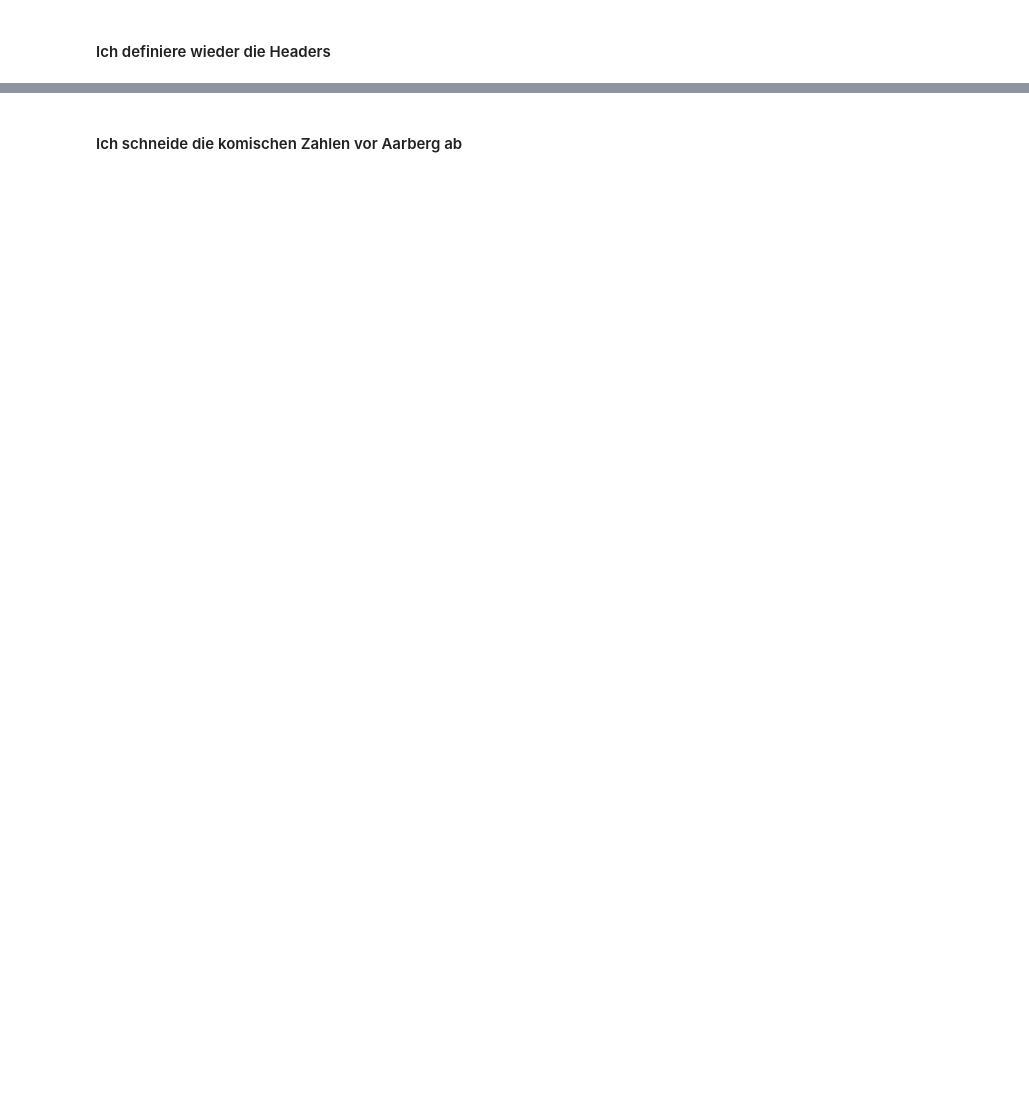
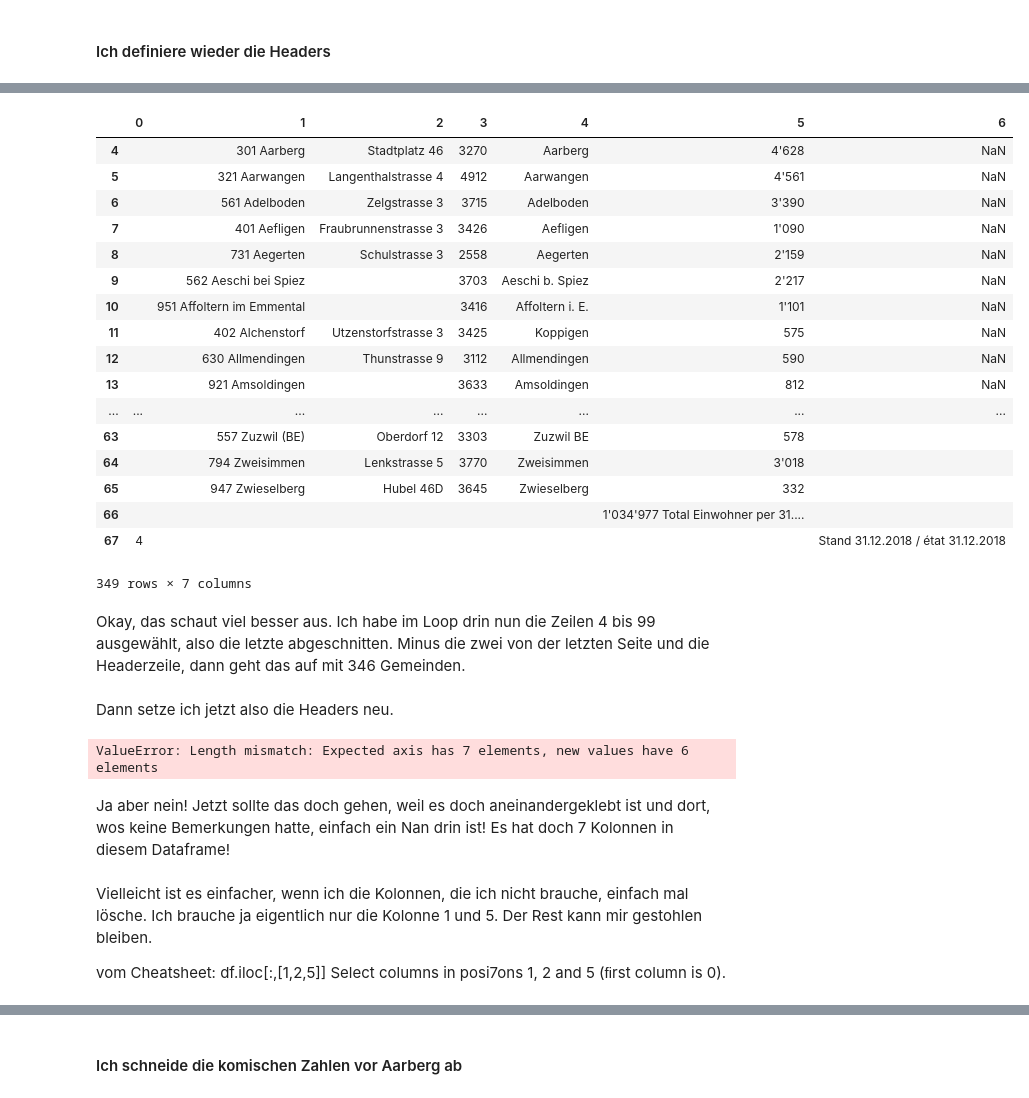
Before and after one commit to sandrarutschi/cas-ddj, a Jupyter notebook: Meine Projekte/Verkehrsprojekt/Verkehrsunfälle in Gemeinden.ipynb, the cells around one changed output, grey strips where cells are left out. Saved outputs shown, nothing was run; the diff lists cells and outputs as text; code cells hidden in the pictures; blank space fills up the shorter version.

```diff
--- a/Meine Projekte/Verkehrsprojekt/Verkehrsunfälle in Gemeinden.ipynb
+++ b/Meine Projekte/Verkehrsprojekt/Verkehrsunfälle in Gemeinden.ipynb
@@ -433,0 +646,49 @@ test  #das Problem: Banaby hat nur die erste Seite genommen. Weil ers im Anschlu
+# %%
+ffeinwohnerzahlen = pd.DataFrame() #=meine leere df
+
+
+#Und nun durch alles iterieren
+#https://pandas.pydata.org/pandas-docs/stable/user_guide/merging.html
+for seite in range(0,4):
+    temporaer = einwohnerzahlen[seite].df #hier sagen wir, immer vorwärts gehen zur nächsten seite
+    temporaer = temporaer[4:99] #hier sagen wir: aber im fall erst ab der 4. reihe
+    frameseinwohnerzahlen = [ffeinwohnerzahlen, temporaer]  #so kleben wir eine tabelle an die andere an. ff ist ein neues frame, temp ist unsere einzelne tabelle oben
+    ffeinwohnerzahlen = pd.concat(frameseinwohnerzahlen)   #mit concat kommts dann in die richtige formffeinwohnerzahlen = pd.DataFrame() #=meine leere df
+# %%
+ffeinwohnerzahlen
+# %% [output]
+|  | 0 | 1 | 2 | 3 | 4 | 5 | 6 |
+| 4 |  | 301 Aarberg | Stadtplatz 46 | 3270 | Aarberg | 4'628 | NaN |
+| 5 |  | 321 Aarwangen | Langenthalstrasse 4 | 4912 | Aarwangen | 4'561 | NaN |
+| 6 |  | 561 Adelboden | Zelgstrasse 3 | 3715 | Adelboden | 3'390 | NaN |
+| 7 |  | 401 Aefligen | Fraubrunnenstrasse 3 | 3426 | Aefligen | 1'090 | NaN |
+| 8 |  | 731 Aegerten | Schulstrasse 3 | 2558 | Aegerten | 2'159 | NaN |
+| 9 |  | 562 Aeschi bei Spiez |  | 3703 | Aeschi b. Spiez | 2'217 | NaN |
+| 10 |  | 951 Affoltern im Emmental |  | 3416 | Affoltern i. E. | 1'101 | NaN |
+| 11 |  | 402 Alchenstorf | Utzenstorfstrasse 3 | 3425 | Koppigen | 575 | NaN |
+| 12 |  | 630 Allmendingen | Thunstrasse 9 | 3112 | Allmendingen | 590 | NaN |
+| 13 |  | 921 Amsoldingen |  | 3633 | Amsoldingen | 812 | NaN |
+| ... | ... | ... | ... | ... | ... | ... | ... |
+| 63 |  | 557 Zuzwil (BE) | Oberdorf 12 | 3303 | Zuzwil BE | 578 |  |
+| 64 |  | 794 Zweisimmen | Lenkstrasse 5 | 3770 | Zweisimmen | 3'018 |  |
+| 65 |  | 947 Zwieselberg | Hubel 46D | 3645 | Zwieselberg | 332 |  |
+| 66 |  |  |  |  |  | 1'034'977 Total Einwohner per 31.... |  |
+| 67 | 4 |  |  |  |  |  | Stand 31.12.2018 / état 31.12.2018 |
+349 rows × 7 columns
+# %% [markdown]
+Okay, das schaut viel besser aus. Ich habe im Loop drin nun die Zeilen 4 bis 99 ausgewählt, also die letzte abgeschnitten. Minus die zwei von der letzten Seite und die Headerzeile, dann geht das auf mit 346 Gemeinden.
+# %% [markdown]
+Dann setze ich jetzt also die Headers neu.
+# %%
+headersffeinwohnerzahlen = ['Irgendwas','Gemeinde', 'Adresse', 'PLZ', 'Sitz','Einwohnerzahl','Bemerkungen']
+ffeinwohnerzahlen.columns = headerseinwohnerzahlen
+# %% [output]
+ValueError: Length mismatch: Expected axis has 7 elements, new values have 6 elements
+# %% [markdown]
+Ja aber nein! Jetzt sollte das doch gehen, weil es doch aneinandergeklebt ist und dort,
+wos keine Bemerkungen hatte, einfach ein Nan drin ist! Es hat doch 7 Kolonnen in diesem Dataframe!
+# %% [markdown]
+Vielleicht ist es einfacher, wenn ich die Kolonnen, die ich nicht brauche, einfach mal lösche. Ich brauche ja eigentlich nur die Kolonne 1 und 5. Der Rest kann mir gestohlen bleiben.
+
+vom Cheatsheet:
+df.iloc[:,[1,2,5]]						Select	columns	in	posi7ons	1,	2	and	5	(ﬁrst	column	is	0).
```
Also changed, not shown: parts of 62 cells of this notebook, 1 other file.
